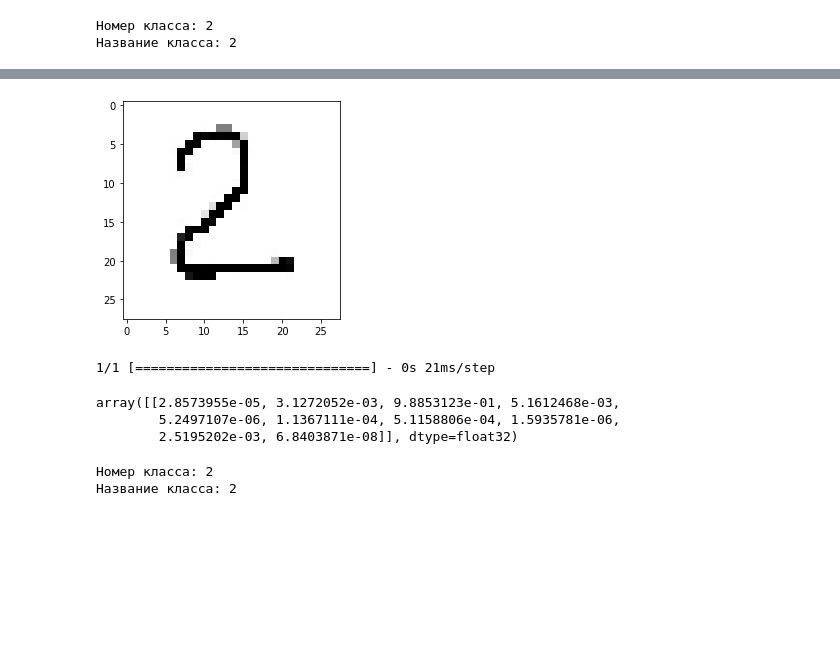
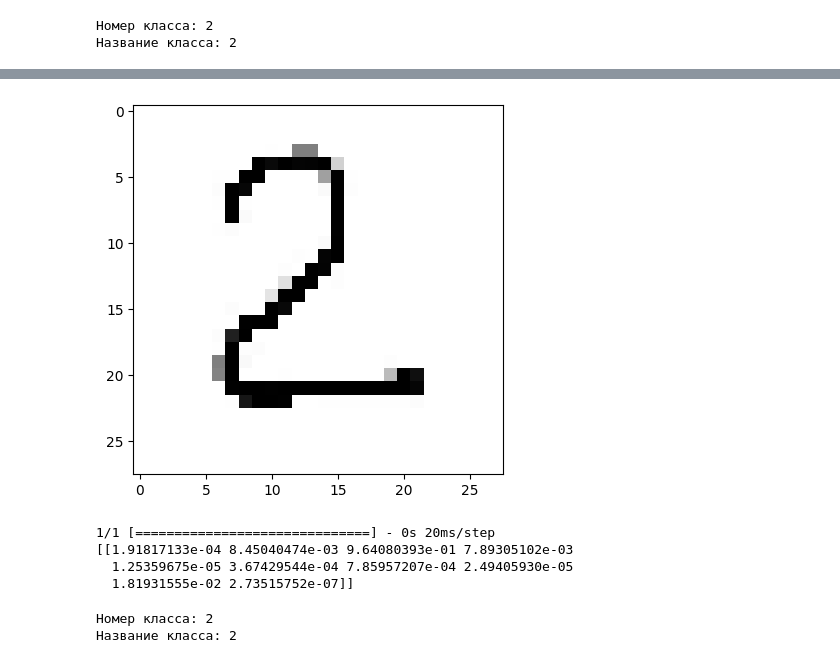
Before and after one commit to kopch02/semestr6, a Jupyter notebook: ML/lab8/lab8.ipynb, the cells around one changed output, grey strips where cells are left out. Drawn from its saved outputs; the diff is of its cells as text; code cells hidden in the pictures; blank space fills up the shorter version.

```diff
--- a/ML/lab8/lab8.ipynb
+++ b/ML/lab8/lab8.ipynb
@@ -213,8 +165,8 @@ Saving 9.jpg to 9.jpg
 # %%
-img_path = '2.jpg'
-img = image.load_img(img_path, target_size=(28, 28), color_mode = "grayscale")
+img_path = 'img\\2.jpg'
+img = utils.load_img(img_path, target_size=(28, 28), color_mode = "grayscale")
 plt.imshow(img.convert('RGBA'))
 plt.show()
 # %% [output]
-[figure, old version]
+[figure, new version]
 # %%
@@ -229,9 +179,9 @@ x /= 255
 # %%
-prediction = model.predict(x)
-prediction
+prediction = model.predict(preobr(img))
+print(prediction)
 # %% [output]
-1/1 [==============================] - 0s 21ms/step
+1/1 [==============================] - 0s 20ms/step
+[[1.91817133e-04 8.45040474e-03 9.64080393e-01 7.89305102e-03
+  1.25359675e-05 3.67429544e-04 7.85957207e-04 2.49405930e-05
+  1.81931555e-02 2.73515752e-07]]
-array([[2.8573955e-05, 3.1272052e-03, 9.8853123e-01, 5.1612468e-03,
-        5.2497107e-06, 1.1367111e-04, 5.1158806e-04, 1.5935781e-06,
-        2.5195202e-03, 6.8403871e-08]], dtype=float32)
 # %%
```
Also changed, not shown: parts of 29 cells of this notebook, 2 other files.
